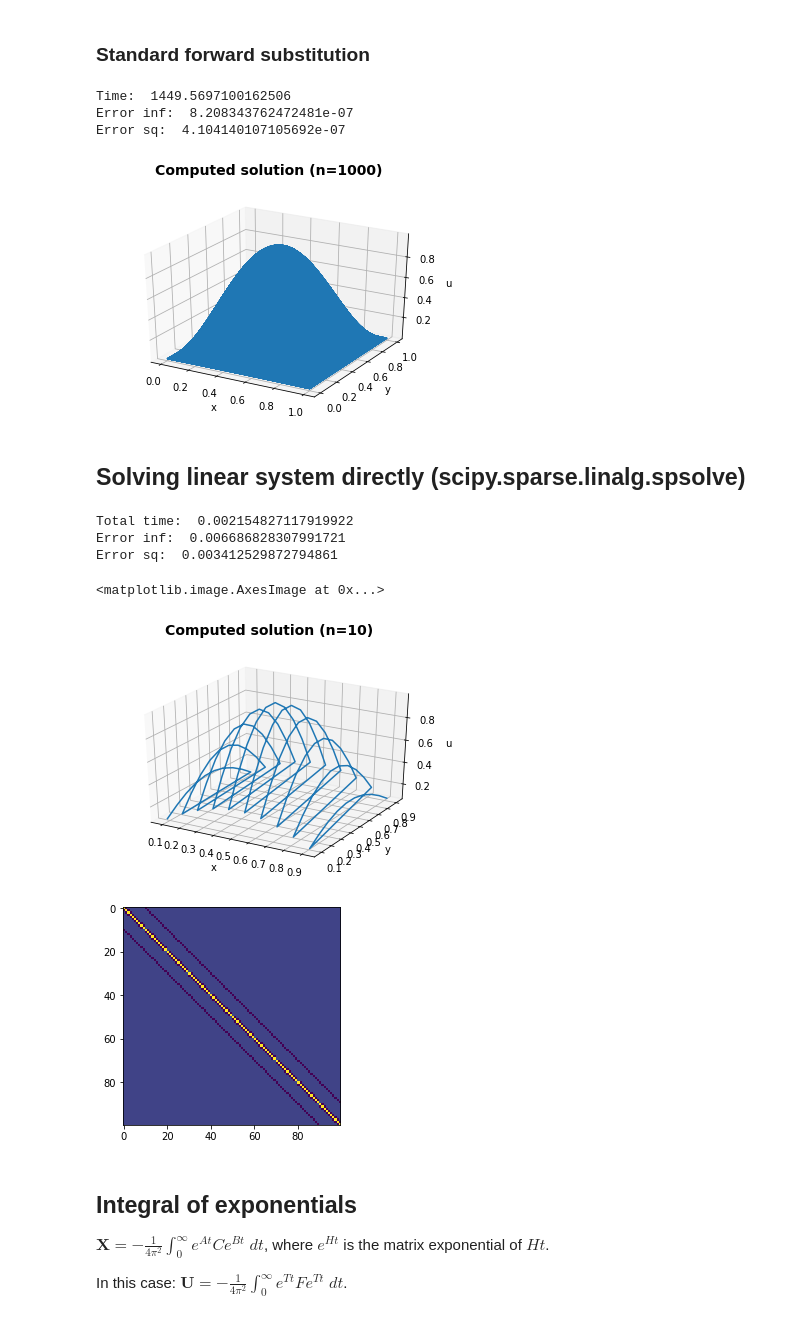
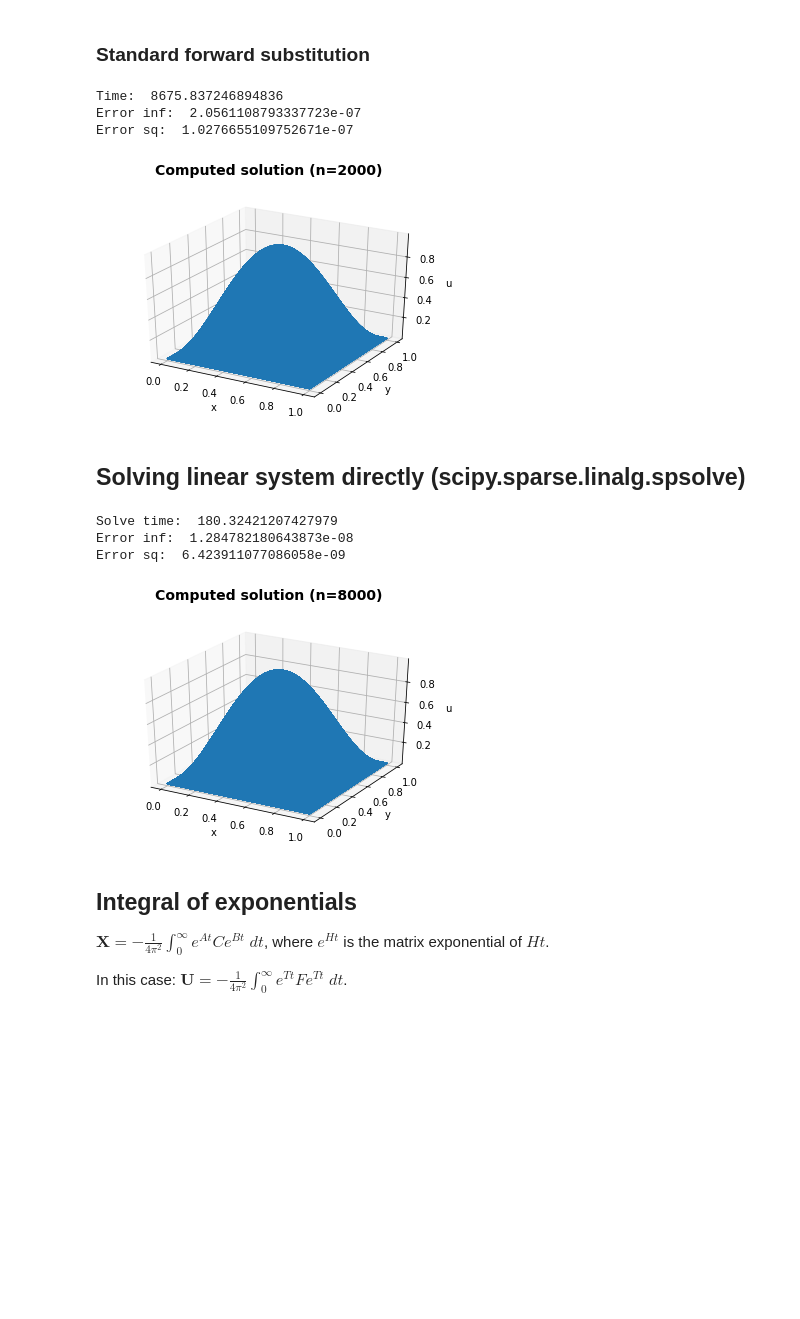
Before and after one commit to mm13ah/matrix-solvers, a Jupyter notebook: Jupyter/Project.ipynb, the cells around one changed output. Drawn from its saved outputs; the diff is of its cells as text; code cells hidden in the pictures; blank space fills up the shorter version.

```diff
--- a/Jupyter/Project.ipynb
+++ b/Jupyter/Project.ipynb
@@ -436,7 +428,7 @@ from mpl_toolkits import mplot3d
 import time
 
 #Define parameters
-n = 1000 #number of internal nodes in each direction (number of unknowns)
+n = 2000 #number of internal nodes in each direction (number of unknowns)
 N = n+2 #total number of nodes in each direction (includes boundaries)
 h = 1/(n+1) #step size
 
@@ -522,9 +514,9 @@ print('Error inf: ', error_inf)
 print('Error sq: ', error_sq)
 # print("Function error: ", function_error)
 # %% [output]
-Time:  1449.5697100162506
-Error inf:  8.208343762472481e-07
-Error sq:  4.104140107105692e-07
+Time:  8675.837246894836
+Error inf:  2.0561108793337723e-07
+Error sq:  1.0276655109752671e-07
 [figure]
 # %% [markdown]
 ## Solving linear system directly (scipy.sparse.linalg.spsolve)
@@ -532,7 +524,7 @@ Error sq:  4.104140107105692e-07
 #Import necessary modules
 import numpy as np
 from scipy.sparse import diags, csr_matrix, kron
-from scipy.sparse.linalg import spsolve
+from scipy.sparse.linalg import spsolve, cg, bicg, gmres
 from scipy.linalg import schur
 import matplotlib.pyplot as plt
 from mpl_toolkits import mplot3d
@@ -540,7 +532,7 @@ from mpl_toolkits import mplot3d
 import time
 
 #Define parameters
-n = 10 #number of internal nodes in each direction (number of unknowns)
+n = 8000 #number of internal nodes in each direction (number of unknowns)
 N = n+2 #total number of nodes in each direction (includes boundaries)
 h = 1/(n+1) #step size
 
@@ -573,55 +565,59 @@ A = kron(np.eye(n),T) + kron(T.transpose(),np.eye(n))
 kron_time = time.time()
 
 #Convert to CSR format
-A = csr_matrix(A)
+#A = csr_matrix(A)
 
 conv_time = time.time()
 
 #Solve using scipy sparse solver
-U = spsolve(A, F)
+#U = spsolve(A, F)
+U, info = gmres(A, F, tol=1e-9)
 
 solve_time = time.time()
 
 # print('Kron time: ', kron_time - start_time)
 # print('Conv time: ', conv_time - kron_time)
 # print('Solve time: ', solve_time - conv_time)
-print('Total time: ', solve_time - start_time)
+print('Solve time: ', solve_time - start_time)
 
 #Plot solution
 plt.figure(0)
 plt.suptitle('Computed solution (n=' + str(n) +')', fontsize=14, fontweight='bold')
 ax = plt.axes(projection='3d')
 xline = np.reshape(X, -1)
 yline = np.reshape(Y, -1)
 zline = U
 ax.set_xlabel('x')
 ax.set_ylabel('y')
 ax.set_zlabel('u')
 ax.plot3D(xline, yline, zline)
+
+
 
 #Compute error at each node
 error_inf = 0
 error_sq = 0
 for i in range(0,n**2):
     error_sq += np.absolute(U_exact[i] - U[i])**2
     if np.absolute(U_exact[i] - U[i]) > error_inf:
         error_inf = np.absolute(U_exact[i] - U[i])
 
 error_sq = (error_sq * h**2)**0.5
 
 print('Error inf: ', error_inf)
 print('Error sq: ', error_sq)
 # print("Function error: ", function_error)
 
-plt.figure(1)
-plt.imshow(A.todense())
+# plt.figure(1)
+# plt.imshow(A.todense())
+# print(info)
+# total_time = time.time()
+# print('Total time: ', total_time - start_time)
 # %% [output]
-Total time:  0.002154827117919922
-Error inf:  0.006686828307991721
-Error sq:  0.003412529872794861
+Solve time:  180.32421207427979
+Error inf:  1.284782180643873e-08
+Error sq:  6.423911077086058e-09
-<matplotlib.image.AxesImage at 0x...>
-[figure, old version]
+[figure, new version]
-[figure, removed]
 # %% [markdown]
 ## Integral of exponentials
 
```
Also changed, not shown: parts of 1 cell of this notebook, 1 other file.
